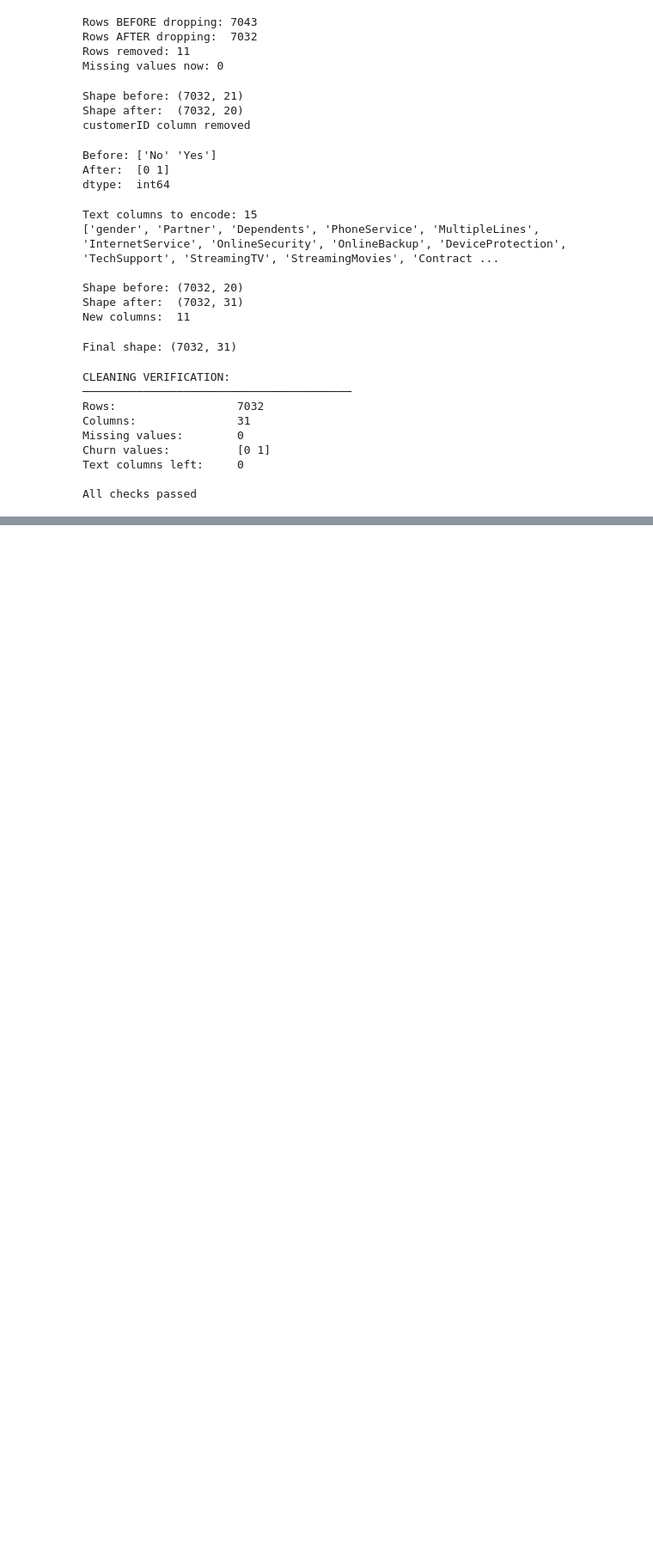
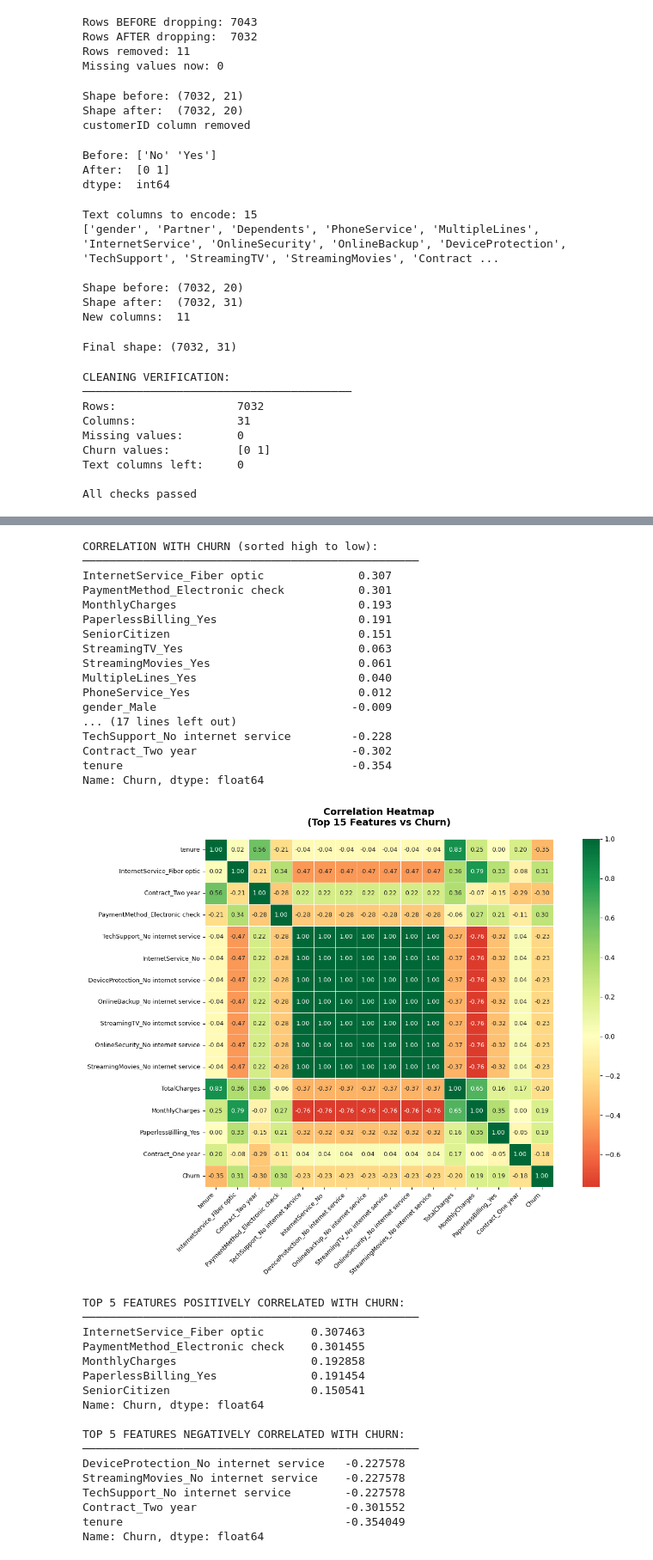
Before and after one commit to Venkatavishnuvardhanthota/customer-churn-prediction, a Jupyter notebook: notebooks/01_eda_and_modeling.ipynb, the cells around one changed output, grey strips where cells are left out. Shown at 86% size. Drawn from its saved outputs; the diff is of its cells as text; code cells hidden in the pictures; blank space fills up the shorter version.

```diff
--- a/notebooks/01_eda_and_modeling.ipynb
+++ b/notebooks/01_eda_and_modeling.ipynb
@@ -346,0 +595,79 @@ All checks passed
+# %%
+# Cell 17 — Deep EDA: Correlation Heatmap
+correlation_matrix = df_encoded.corr()
+
+churn_correlation = correlation_matrix['Churn'].drop('Churn').sort_values(ascending=False)
+
+print("CORRELATION WITH CHURN (sorted high to low):")
+print("─" * 50)
+print(churn_correlation.round(3))
+
+top_features = churn_correlation.abs().sort_values(ascending=False).head(15).index
+
+top_features_with_churn = top_features.to_list() + ['Churn']
+top_corr = df_encoded[top_features_with_churn].corr()
+
+fig, ax = plt.subplots(figsize=(14, 10))
+
+sns.heatmap(top_corr,
+            annot = True,
+            fmt = '.2f',
+            cmap = 'RdYlGn',
+            center = 0,
+            linewidth = 0.5,
+            annot_kws={'size': 9},
+            ax = ax,
+            square = True)
+
+ax.set_title('Correlation Heatmap\n(Top 15 Features vs Churn)',
+             fontsize=14, fontweight='bold', pad=20)
+plt.xticks(rotation=45, ha='right', fontsize=9)
+plt.yticks(fontsize=9)
+
+plt.tight_layout()
+plt.savefig('../outputs/05_correlation_heatmap.png',
+            dpi=150, bbox_inches='tight')
+plt.show()
+
+print("\nTOP 5 FEATURES POSITIVELY CORRELATED WITH CHURN:")
+print("─" * 50)
+print(churn_correlation.head(5))
+print("\nTOP 5 FEATURES NEGATIVELY CORRELATED WITH CHURN:")
+print("─" * 50)
+print(churn_correlation.tail(5))
+# %% [output]
+CORRELATION WITH CHURN (sorted high to low):
+──────────────────────────────────────────────────
+InternetService_Fiber optic              0.307
+PaymentMethod_Electronic check           0.301
+MonthlyCharges                           0.193
+PaperlessBilling_Yes                     0.191
+SeniorCitizen                            0.151
+StreamingTV_Yes                          0.063
+StreamingMovies_Yes                      0.061
+MultipleLines_Yes                        0.040
+PhoneService_Yes                         0.012
+gender_Male                             -0.009
+... (17 lines left out)
+TechSupport_No internet service         -0.228
+Contract_Two year                       -0.302
+tenure                                  -0.354
+Name: Churn, dtype: float64
+[figure, added]
+TOP 5 FEATURES POSITIVELY CORRELATED WITH CHURN:
+──────────────────────────────────────────────────
+InternetService_Fiber optic       0.307463
+PaymentMethod_Electronic check    0.301455
+MonthlyCharges                    0.192858
+PaperlessBilling_Yes              0.191454
+SeniorCitizen                     0.150541
+Name: Churn, dtype: float64
+
+TOP 5 FEATURES NEGATIVELY CORRELATED WITH CHURN:
+──────────────────────────────────────────────────
+DeviceProtection_No internet service   -0.227578
+StreamingMovies_No internet service    -0.227578
+TechSupport_No internet service        -0.227578
+Contract_Two year                      -0.301552
+tenure                                 -0.354049
+Name: Churn, dtype: float64
```
Also changed, not shown: parts of 4 cells of this notebook, 4 other files.
